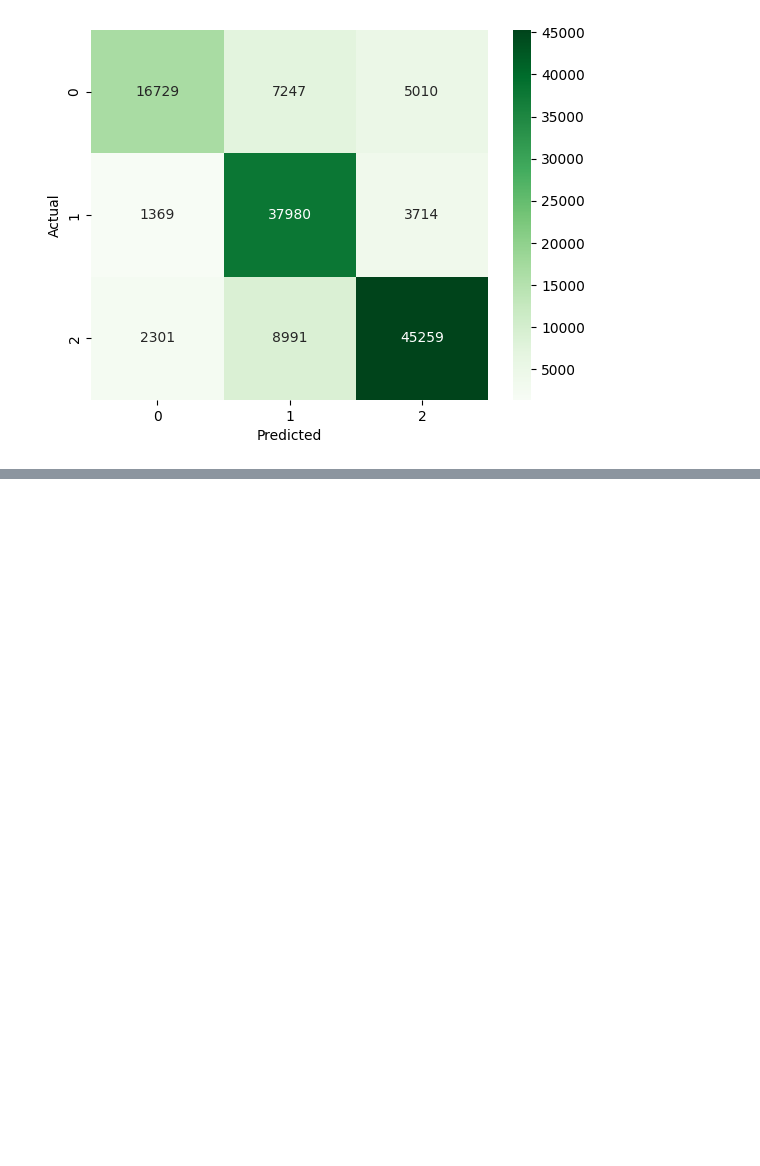
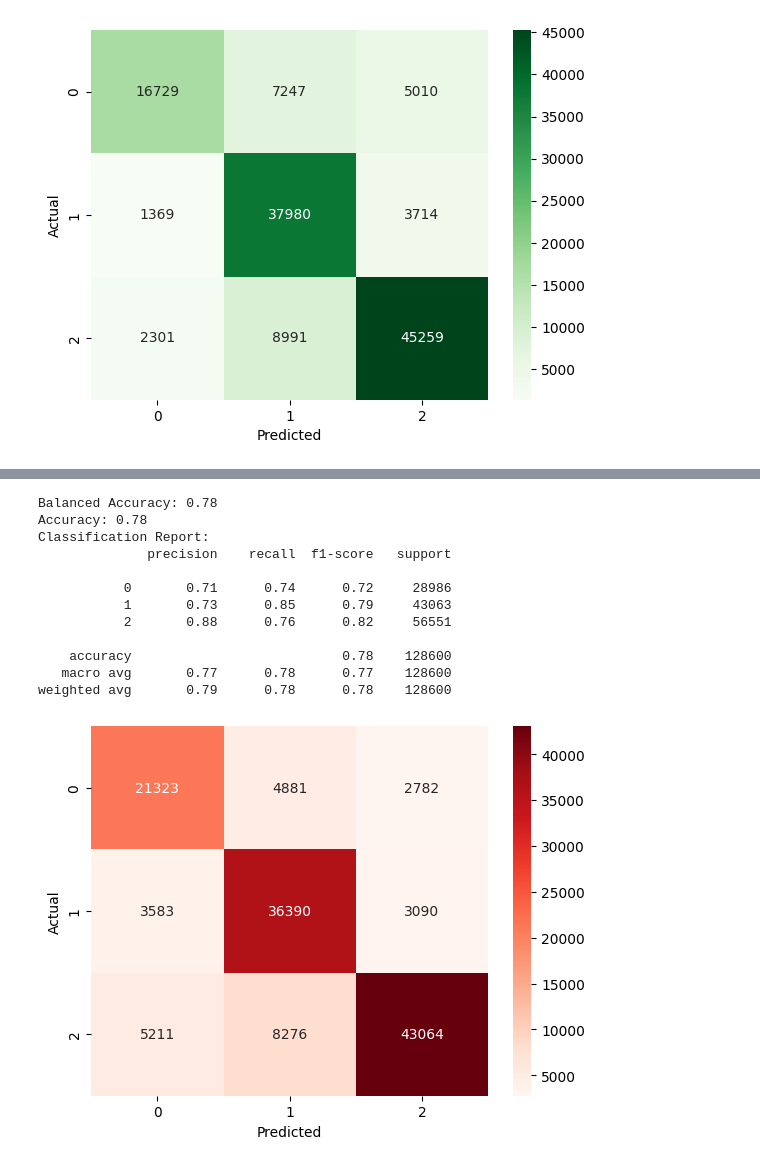
Before and after one commit to Michaela-Vosvrdova/projects, a Jupyter notebook: Sentiment Analysis.ipynb, the cells around one changed output, grey strips where cells are left out. Drawn from its saved outputs; the diff is of its cells as text; code cells hidden in the pictures; blank space fills up the shorter version.

```diff
--- a/Sentiment Analysis.ipynb
+++ b/Sentiment Analysis.ipynb
@@ -372,0 +488,6 @@ To be continued.
+# %%
+model = Pipeline(steps=[
+    ('tfidf', TfidfVectorizer(max_features=5000, max_df=0.75, ngram_range=(1,2), sublinear_tf=True)),
+    ('clf', LogisticRegression(max_iter=1000, solver='saga', class_weight='balanced', penalty='l1', C=1, random_state=42))
+])
+model.fit(X_train, y_train)
@@ -372,0 +502,32 @@ To be continued.
+# %%
+from sklearn.metrics import balanced_accuracy_score
+
+y_pred = model.predict(X_test)
+
+bacc = balanced_accuracy_score(y_test, y_pred)
+acc = accuracy_score(y_test, y_pred)
+cm = confusion_matrix(y_test, y_pred)
+cr = classification_report(y_test, y_pred)
+
+print(f'Balanced Accuracy: {bacc:.2f}')
+print(f'Accuracy: {acc:.2f}')
+print(f'Classification Report:\n{cr}')
+
+sns.heatmap(cm, annot=True, fmt='d', cmap='Reds')
+plt.xlabel('Predicted')
+plt.ylabel('Actual')
+plt.show()
+# %% [output]
+Balanced Accuracy: 0.78
+Accuracy: 0.78
+Classification Report:
+              precision    recall  f1-score   support
+
+           0       0.71      0.74      0.72     28986
+           1       0.73      0.85      0.79     43063
+           2       0.88      0.76      0.82     56551
+
+    accuracy                           0.78    128600
+   macro avg       0.77      0.78      0.77    128600
+weighted avg       0.79      0.78      0.78    128600
+[figure, added]
```
Also changed, not shown: parts of 13 cells of this notebook.
